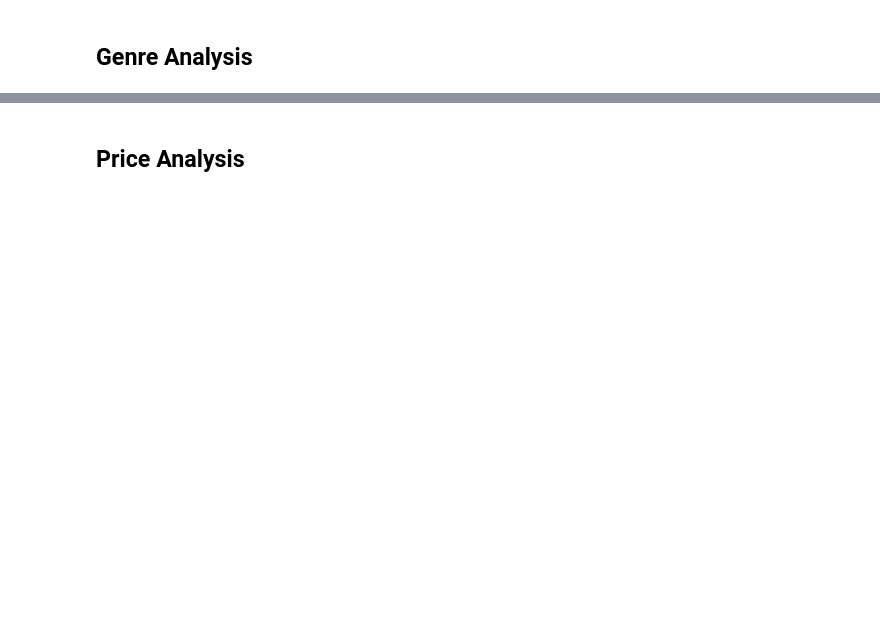
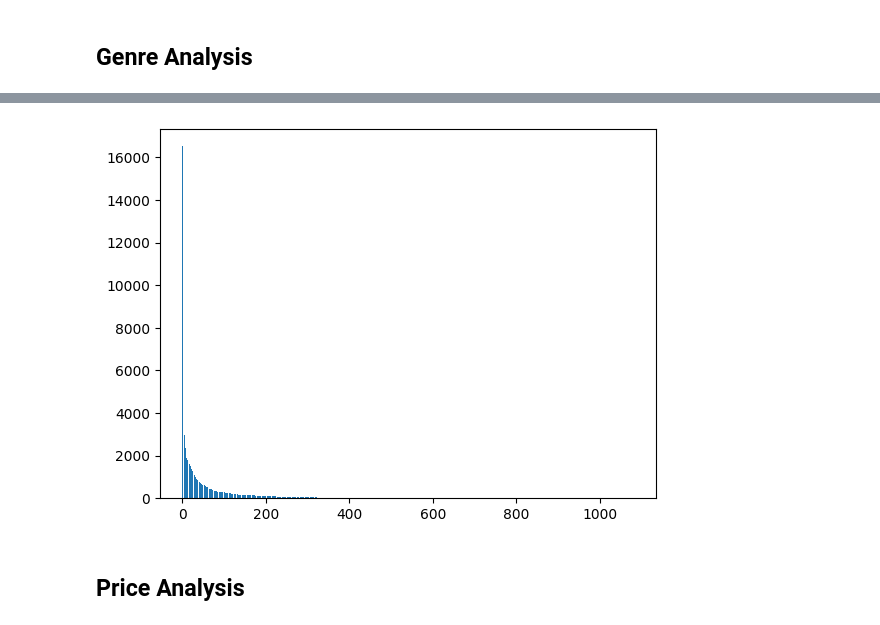
Before and after one commit to Ethan2541/Projet-DALAS, a Jupyter notebook: src/eda/eda.ipynb, the cells around one changed output, grey strips where cells are left out. Saved outputs shown, nothing was run; the diff lists cells and outputs as text; code cells hidden in the pictures; blank space fills up the shorter version.

```diff
--- a/src/eda/eda.ipynb
+++ b/src/eda/eda.ipynb
@@ -26,2 +76,8 @@ Number of books (without duplicates) :  19666
 # %% [markdown]
 ## Genre Analysis
+# %%
+df_genres = df.explode("genres")
+df_genres["genres"].astype("category")
+genres_groups = df_genres.groupby("genres")
+genres_number_of_books = genres_groups.count().sort_values(by="title", ascending=False)
+genres_number_of_books.head(5)
@@ -28,2 +92,12 @@ Number of books (without duplicates) :  19666
+# %%
+genres_list = np.unique(df_genres["genres"])
+
+genres_dict = {genre: i for i, genre in enumerate(genres_list)}
+genres_counts = df_genres["genres"].value_counts()
+
+plt.bar(x=np.arange(len(genres_list)), height=genres_counts, align="center")
+plt.show()
+# %% [output]
+[figure, added]
 # %% [markdown]
 ## Price Analysis
```
Also changed, not shown: parts of 21 cells of this notebook.
